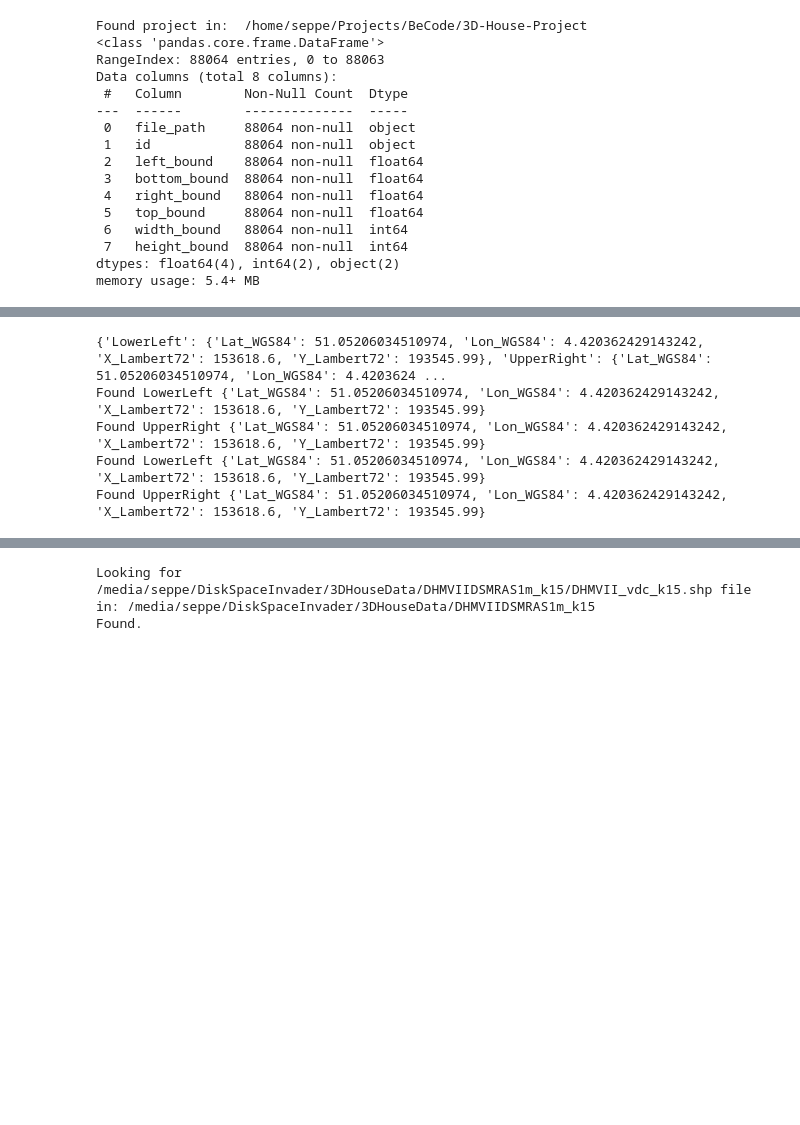
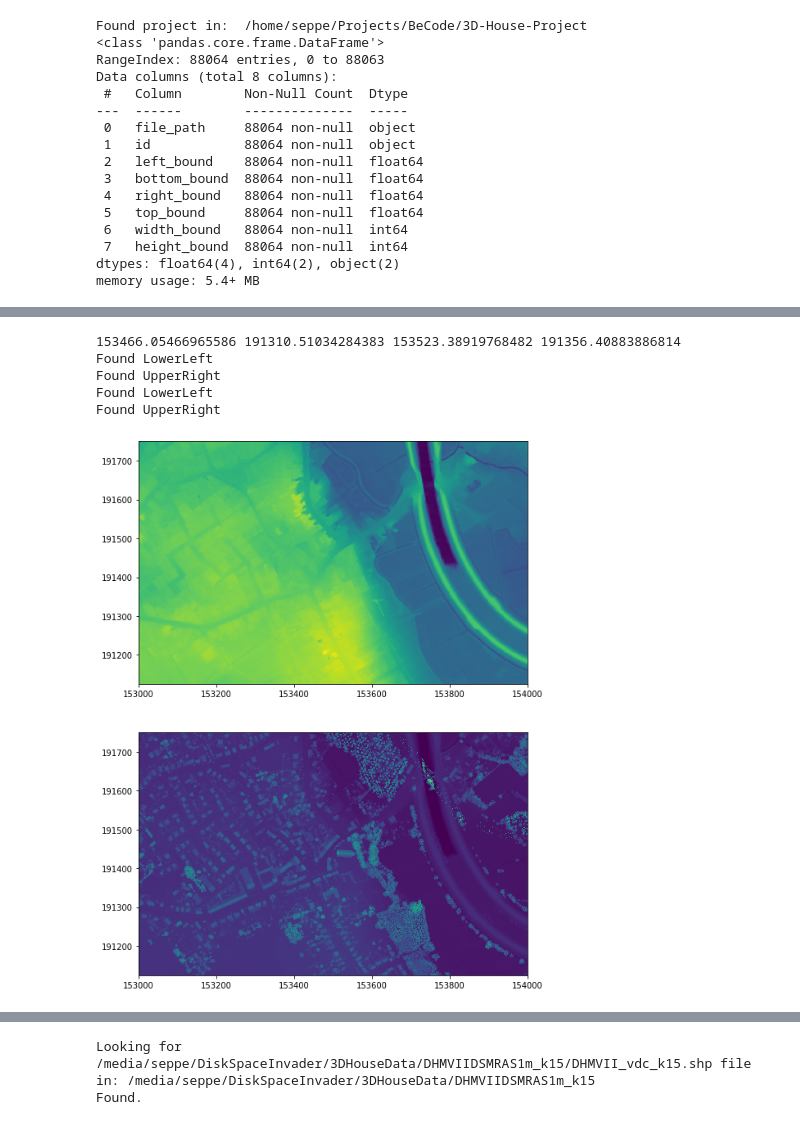
Before and after one commit to SeppeSeghers/MyPlayground, a Jupyter notebook: 3D-House-Project/Code/3d_plotter.ipynb, the cells around one changed output, grey strips where cells are left out. Cells and saved outputs as stored; diff of their text form; code cells hidden in the pictures; blank space fills up the shorter version.

```diff
--- a/3D-House-Project/Code/3d_plotter.ipynb
+++ b/3D-House-Project/Code/3d_plotter.ipynb
@@ -63,34 +105,59 @@ dict_keys(['Municipality', 'Zipcode', 'Thoroughfarename', 'Housenumber', 'ID', '
 # %%
-margin = 10
+# a couple meters of freedom to add (or subtract) on all the bounds,
+# just to make sure the final result is visually pleasing, if there will ever be a final result o_o
+margin = 5
 
-def find_tiles(tile_panda, address_dict, debug=False):
+def find_tiles(tile_panda, address_poly, debug=False):
+
     results = []
-    bbox = address_dict['BoundingBox'][0]
-    lower_left, upper_right = bbox['LowerLeft'], bbox['UpperRight']
-    left, bottom = math.floor(lower_left['X_Lambert72']), math.floor(lower_left['Y_Lambert72'])
-    right, top = math.ceil(upper_right['X_Lambert72']), math.ceil(upper_right['Y_Lambert72'])
-    left -= margin
-    bottom -= margin
-    right += margin
-    top += margin
-    if debug: print(bbox, left, bottom, right, top)
-    for row in tile_panda.itertuples():
-        if row.left_bound < left < row.right_bound and row.bottom_bound < bottom < row.top_bound:
-            if debug: print(f"Found LowerLeft {lower_left}")
-            if row.file_path not in results:
-                results.append(row.file_path)
-        if row.left_bound < right < row.right_bound and row.bottom_bound < top < row.top_bound:
-            if debug: print(f"Found UpperRight {upper_right}")
-            if row.file_path not in results:
-                results.append(row.file_path)
+
+    # Weird loop to check the bounds of every polygon,
+    # assuming that there might be more polygon's for a single estate or something?
+    for n in address_poly:
+        points = n['coordinates'][0]
+
+        left = points[0][0]
+        bottom = points[0][1]
+        right = points[0][0]
+        top = points[0][1]
+
+        for point in points:
+            left = min(left, point[0])
+            right = max(right, point[0])
+            bottom = min(bottom, point[1])
+            top = max(top, point[1])
+
+
+        left -= margin
+        bottom -= margin
+        right += margin
+        top += margin
+        if debug: print(left, bottom, right, top)
+        for row in tile_panda.itertuples():
+            if row.left_bound < left < row.right_bound and row.bottom_bound < bottom < row.top_bound:
+                if debug: print(f"Found LowerLeft")
+                if row not in results:
+                    results.append(row)
+            if row.left_bound < right < row.right_bound and row.bottom_bound < top < row.top_bound:
+                if debug: print(f"Found UpperRight")
+                if row not in results:
+                    results.append(row)
+    if debug:
+        fig, axes = plt.subplots(len(results),1, figsize=(12, 12))
+        for i in range(len(results)):
+            tif = results[i].file_path
+            tif_im = rio.open(tif)
+            show(tif_im, ax=axes[i])
+        plt.show()
+    # I will probably regret the decision to return this weird list later on. Too bad ...
     return (results, (left, bottom, right, top))
 
 
-
-beacontifs = find_tiles(lookup_panda, beacon, True)
+my_tifs = find_tiles(lookup_panda, my_poly, True)
 # %% [output]
-{'LowerLeft': {'Lat_WGS84': 51.05206034510974, 'Lon_WGS84': 4.420362429143242, 'X_Lambert72': 153618.6, 'Y_Lambert72': 193545.99}, 'UpperRight': {'Lat_WGS84': 51.05206034510974, 'Lon_WGS84': 4.4203624 ...
-Found LowerLeft {'Lat_WGS84': 51.05206034510974, 'Lon_WGS84': 4.420362429143242, 'X_Lambert72': 153618.6, 'Y_Lambert72': 193545.99}
-Found UpperRight {'Lat_WGS84': 51.05206034510974, 'Lon_WGS84': 4.420362429143242, 'X_Lambert72': 153618.6, 'Y_Lambert72': 193545.99}
-Found LowerLeft {'Lat_WGS84': 51.05206034510974, 'Lon_WGS84': 4.420362429143242, 'X_Lambert72': 153618.6, 'Y_Lambert72': 193545.99}
-Found UpperRight {'Lat_WGS84': 51.05206034510974, 'Lon_WGS84': 4.420362429143242, 'X_Lambert72': 153618.6, 'Y_Lambert72': 193545.99}
+153466.05466965586 191310.51034284383 153523.38919768482 191356.40883886814
+Found LowerLeft
+Found UpperRight
+Found LowerLeft
+Found UpperRight
+[figure, added]
```
Also changed, not shown: parts of 7 cells of this notebook, 1 other file.
